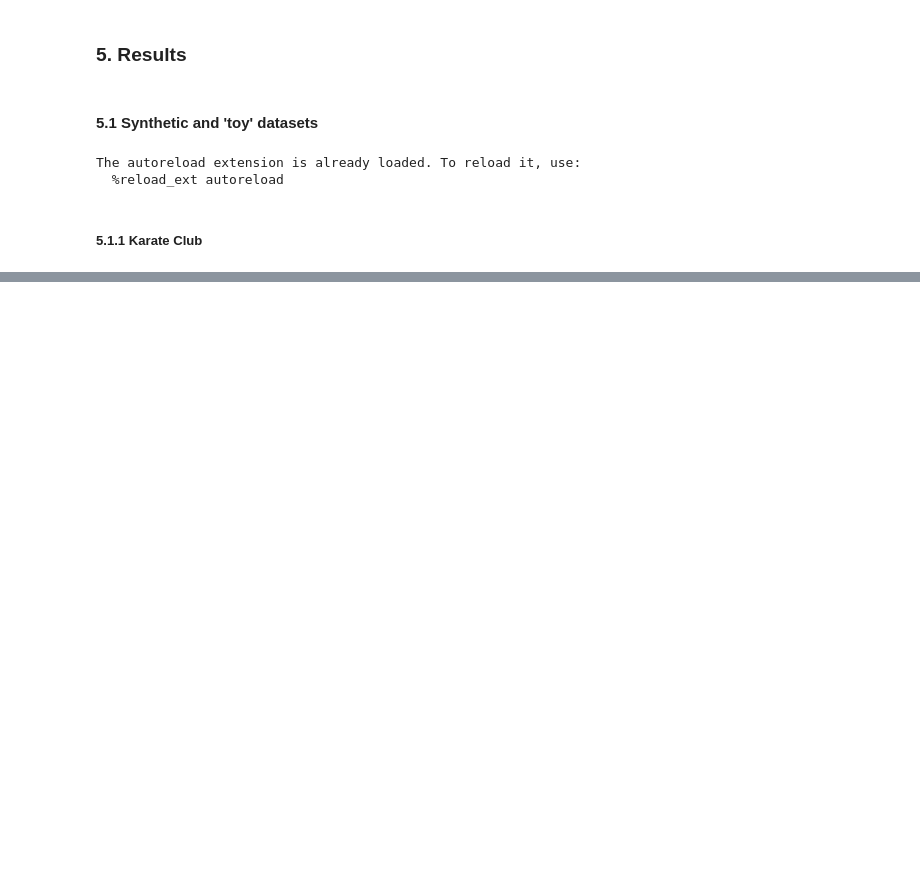
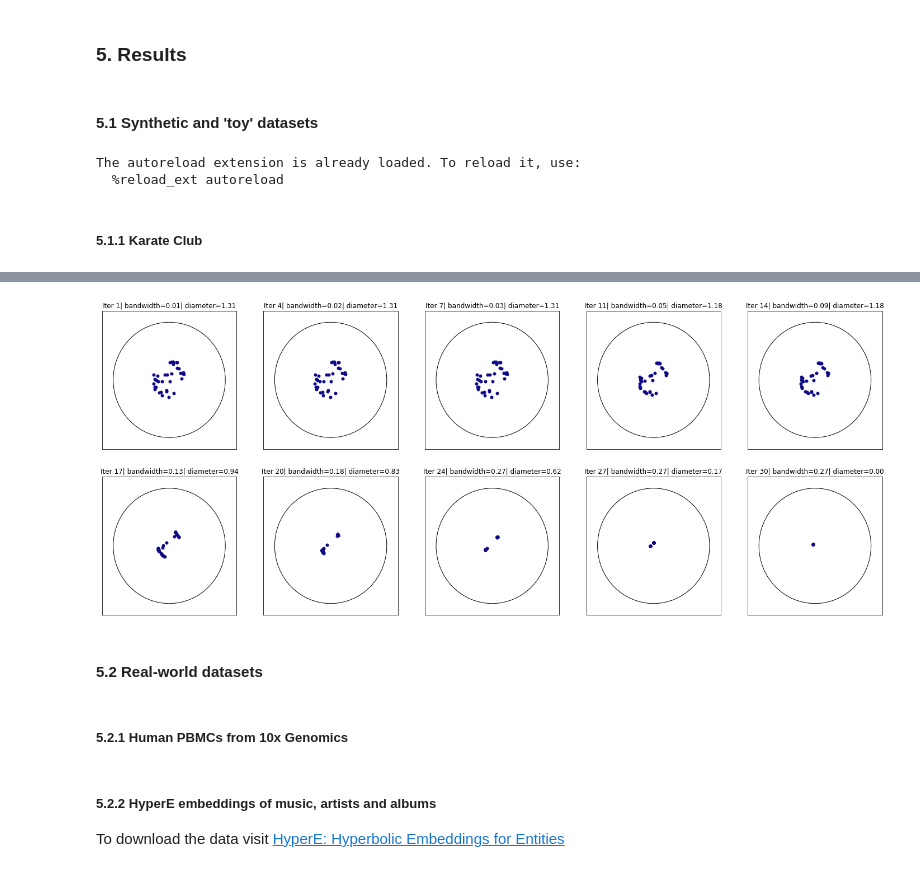
Before and after one commit to dbhaskar92/challenge-iclr-2022, a Jupyter notebook: kisungyou_dbhaskar92/Hyperbolic_Diffusion_Condensation.ipynb, the cells around one changed output, grey strips where cells are left out. Drawn from its saved outputs; the diff is of its cells as text; code cells hidden in the pictures; blank space fills up the shorter version.

```diff
--- a/kisungyou_dbhaskar92/Hyperbolic_Diffusion_Condensation.ipynb
+++ b/kisungyou_dbhaskar92/Hyperbolic_Diffusion_Condensation.ipynb
@@ -169,0 +131,8 @@ for i in np.arange(10):
+# %%
+karate_club_HDC.visualize_DC_embeddings()
+# %% [output]
+[figure, added]
+# %% [markdown]
+#### 5.2 Real-world datasets
+# %% [markdown]
+##### 5.2.1 Human PBMCs from 10x Genomics
@@ -169,0 +151,4 @@ for i in np.arange(10):
+# %% [markdown]
+##### 5.2.2 HyperE embeddings of music, artists and albums
+
+To download the data visit [HyperE: Hyperbolic Embeddings for Entities](https://hazyresearch.stanford.edu/hyperE/)
```
Also changed, not shown: parts of 14 cells of this notebook, 5 other files.
